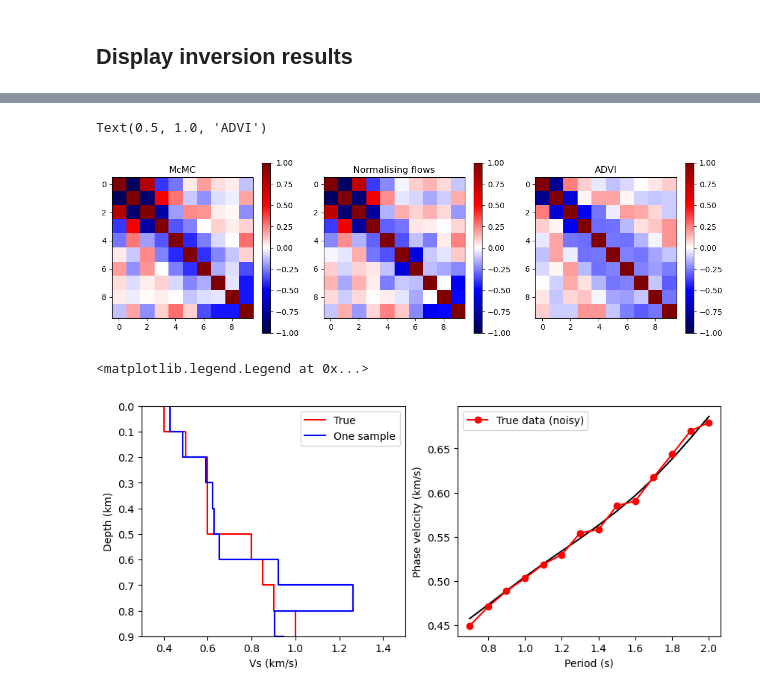
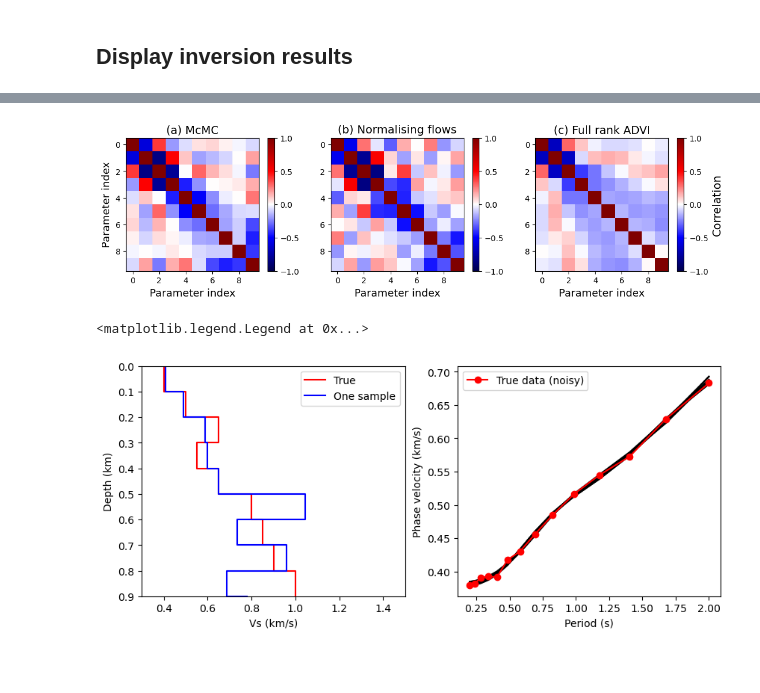
Before and after one commit to XuebinZhaoZXB/GeoPVI, a Jupyter notebook: examples/tutorials/11_1D_dispersion_inversion.ipynb, the cells around one changed output, grey strips where cells are left out. Saved outputs shown, nothing was run; the diff lists cells and outputs as text; code cells hidden in the pictures; blank space fills up the shorter version.

```diff
--- a/examples/tutorials/11_1D_dispersion_inversion.ipynb
+++ b/examples/tutorials/11_1D_dispersion_inversion.ipynb
@@ -276,9 +287,9 @@ def real_2_const(input, lower, upper):
     output = lower + (upper - lower) / (1 + np.exp(-input))
     return output, log_det
 # %%
-mcmc_path = '/exports/csce/datastore/geos/users/xzhao34/study/05_dispersion_inversion/Zhao_tomo_mcmc/output/'
+mcmc_path = '/exports/csce/datastore/geos/users/xzhao34/study/05_dispersion_inversion/syn_test/output/'
 # %%
-tmp = np.loadtxt(mcmc_path + 'mcmc_from_log_sample_500000draws_6chains.txt')
+tmp = np.loadtxt(mcmc_path + 'mcmc_from_log_sample_300000draws_3chains.txt')
 tmp, _ = real_2_const(tmp, lower, upper)
 # %%
 data_mcmc = np.loadtxt(mcmc_path + 'mcmc_from_log_data_500000draws_1chains.txt')
@@ -287,5 +300,5 @@ misfit = ((data_mcmc - d_obs) ** 2).sum(axis = 1)
 # %%
-samples_mcmc = tmp.reshape(6, -1, thk.size)[:,300000::100].reshape(-1, thk.size)
+samples_mcmc = tmp.reshape(3, -1, thk.size)[:,150000::100].reshape(-1, thk.size)
 mean_mcmc = samples_mcmc.mean(axis = 0)
 # %%
 samples_mcmc.shape
@@ -387,26 +405,35 @@ for i in range(10):
 # %%
 cor_nf = np.corrcoef(samples_nf, rowvar=False)
 cor_mcmc = np.corrcoef(samples_mcmc, rowvar=False)
 cor_advi = np.corrcoef(samples_advi, rowvar=False)
 
-plt.figure(figsize = (14, 4))
+plt.figure(figsize = (13, 3))
 plt.subplot(131)
 plt.imshow(cor_mcmc, clim = [-1, 1], cmap = 'seismic')
-plt.colorbar()
-plt.title('McMC')
+plt.xlabel('Parameter index', fontsize = 13)
+plt.ylabel('Parameter index', fontsize = 13)
+cb = plt.colorbar(ticks = [-1, -0.5, 0, 0.5, 1])
+plt.title('(a) McMC', fontsize = 14)
 
 plt.subplot(132)
 plt.imshow(cor_nf, clim = [-1, 1], cmap = 'seismic')
-plt.colorbar()
-plt.title('Normalising flows')
+plt.xlabel('Parameter index', fontsize = 13)
+# plt.ylabel('Parameter index', fontsize = 13)
+cb = plt.colorbar(ticks = [-1, -0.5, 0, 0.5, 1])
+plt.title('(b) Normalising flows', fontsize = 14)
 
 plt.subplot(133)
 plt.imshow(cor_advi, clim = [-1, 1], cmap = 'seismic')
-plt.colorbar()
-plt.title('ADVI')
+plt.xlabel('Parameter index', fontsize = 13)
+# plt.ylabel('Parameter index', fontsize = 13)
+cb = plt.colorbar(ticks = [-1, -0.5, 0, 0.5, 1])
+cb.set_label('Correlation', fontsize = 14)
+plt.title('(c) Full rank ADVI', fontsize = 14)
+
+# plt.savefig('/home/xzhao34/study/05_dispersion_inversion/syn_test/Figs/posterior_correlation.png',dpi = 300, bbox_inches='tight')
+plt.show()
 # %% [output]
-Text(0.5, 1.0, 'ADVI')
-[figure, old version]
+[figure, new version]
 # %%
 zd = np.cumsum(thk)-0.1
 zd[-1]=0.9
@@ -417,7 +444,7 @@ plt.subplot(121)
 plt.step(vs,zd,'r-',label='True')
 # plt.step(samples[0],zd,'b-',label='Inverted')
 for i in range(1):
-    plt.step(samples_nf[i], zd,'b-',label='One sample')
+    plt.step(samples_advi[i], zd,'b-',label='One sample')
 plt.gca().invert_yaxis()
 plt.xlabel('Vs (km/s)')
 plt.ylabel('Depth (km)')
@@ -426,7 +453,7 @@ plt.ylim(0.9, 0.)
 plt.legend()
 
 plt.subplot(122)
-for i in range(1):
+for i in range(10):
     plt.plot(periods, data_syn[i], 'k')
 plt.plot(periods, d_obs, 'ro-', label='True data (noisy)')
 # plt.plot(periods, d_obs, 'k*', label='Observed data (noisy)')
@@ -435,4 +462,4 @@ plt.xlabel('Period (s)'); plt.ylabel('Phase velocity (km/s)')
 plt.legend()
 # %% [output]
 <matplotlib.legend.Legend at 0x...>
-[figure, old version]
+[figure, new version]
```
Also changed, not shown: parts of 20 cells of this notebook, 7 other files.
